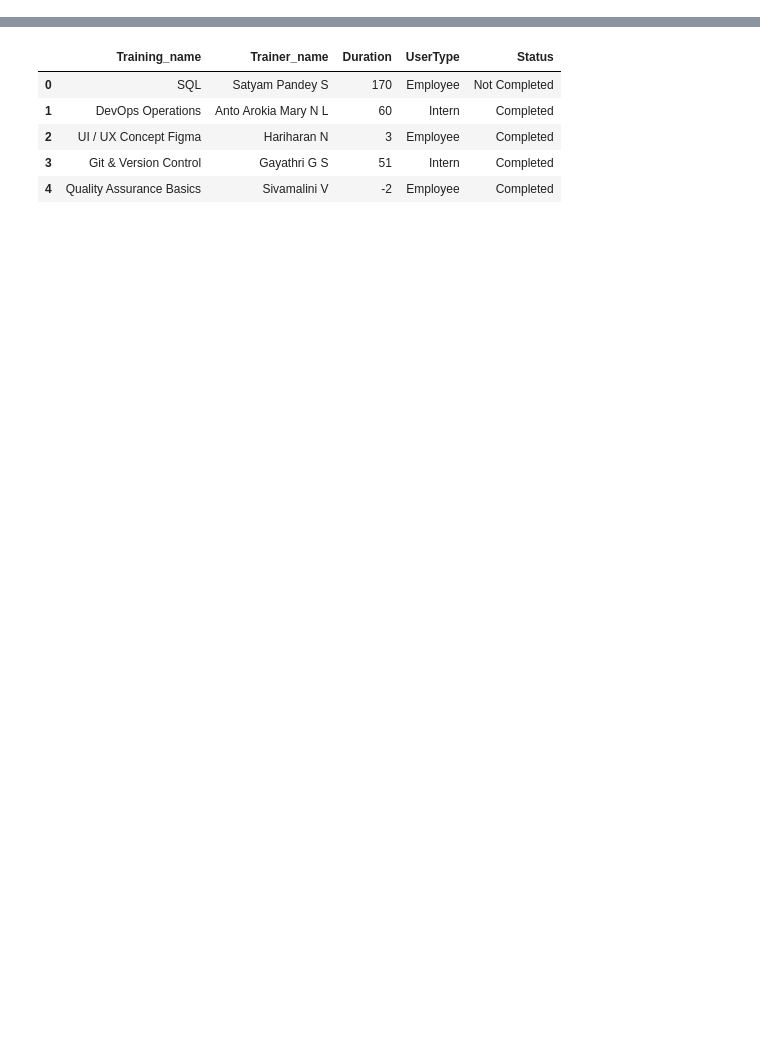
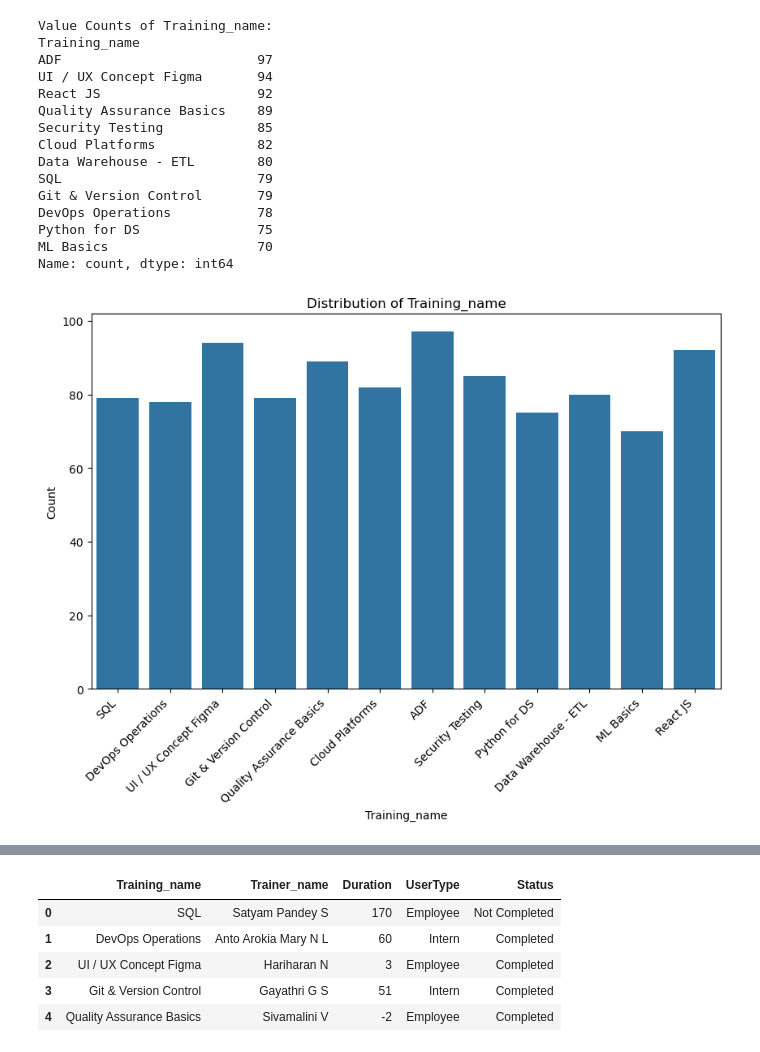
Before and after one commit to quenti20/Jman_Project_Data, a Jupyter notebook: Data_Science_Project/newModelDesigner.ipynb, the cells around one changed output, grey strips where cells are left out. Saved outputs shown, nothing was run; the diff lists cells and outputs as text; code cells hidden in the pictures; blank space fills up the shorter version.

```diff
--- a/Data_Science_Project/newModelDesigner.ipynb
+++ b/Data_Science_Project/newModelDesigner.ipynb
@@ -21,0 +32,39 @@ df.head()
+# %%
+import pandas as pd
+import seaborn as sns
+import matplotlib.pyplot as plt
+
+# Assuming df is your DataFrame containing the data
+
+# Check the distribution of Training_name
+training_name_counts = df['Training_name'].value_counts()
+
+# Print the value counts
+print("Value Counts of Training_name:")
+print(training_name_counts)
+
+# Plot a bar chart to visualize the distribution of Training_name
+plt.figure(figsize=(10, 6))
+sns.countplot(data=df, x='Training_name')
+plt.title("Distribution of Training_name")
+plt.xlabel("Training_name")
+plt.ylabel("Count")
+plt.xticks(rotation=45, ha='right')
+plt.show()
+# %% [output]
+Value Counts of Training_name:
+Training_name
+ADF                         97
+UI / UX Concept Figma       94
+React JS                    92
+Quality Assurance Basics    89
+Security Testing            85
+Cloud Platforms             82
+Data Warehouse - ETL        80
+SQL                         79
+Git & Version Control       79
+DevOps Operations           78
+Python for DS               75
+ML Basics                   70
+Name: count, dtype: int64
+[figure, added]
```
Also changed, not shown: parts of 19 cells of this notebook, 11 other files.
